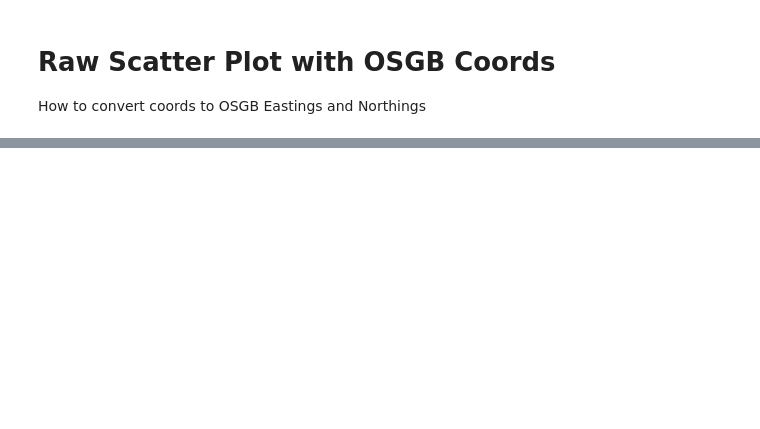
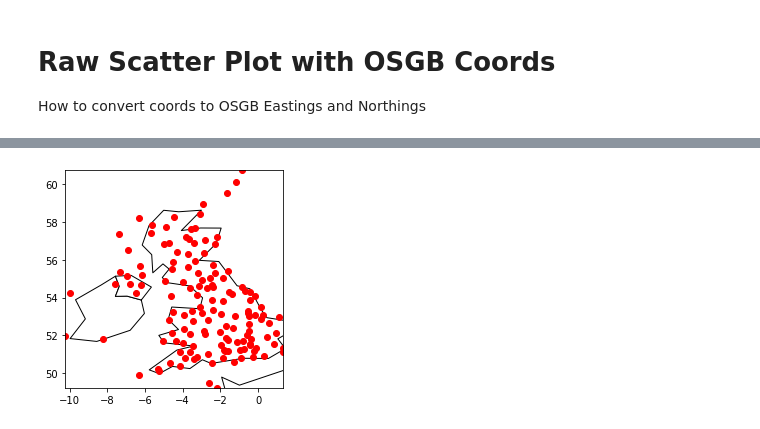
Before and after one commit to DanteLore/weather-notebook, a Jupyter notebook: map.ipynb, the cells around one changed output, grey strips where cells are left out. Drawn from its saved outputs; the diff is of its cells as text; code cells hidden in the pictures; blank space fills up the shorter version.

Commit message:
geopandas fun

```diff
--- a/map.ipynb
+++ b/map.ipynb
@@ -73,0 +81,19 @@ osgb
+# %%
+gdf = geopandas.GeoDataFrame(df, geometry=geopandas.points_from_xy(df.lon, df.lat))
+
+# Could load a different shape file here!
+world = geopandas.read_file(geopandas.datasets.get_path('naturalearth_lowres'))
+
+ax = world[world.continent == 'Europe'].plot(color='white', edgecolor='black')
+
+bounds = gdf.geometry.total_bounds
+xlim = ([bounds[0],  bounds[2]])
+ylim = ([bounds[1],  bounds[3]])
+ax.set_xlim(xlim)
+ax.set_ylim(ylim)
+
+gdf.plot(ax=ax, color='red')
+
+plt.show()
+# %% [output]
+[figure, added]
```
Also changed, not shown: parts of 7 cells of this notebook, 3 other files.
